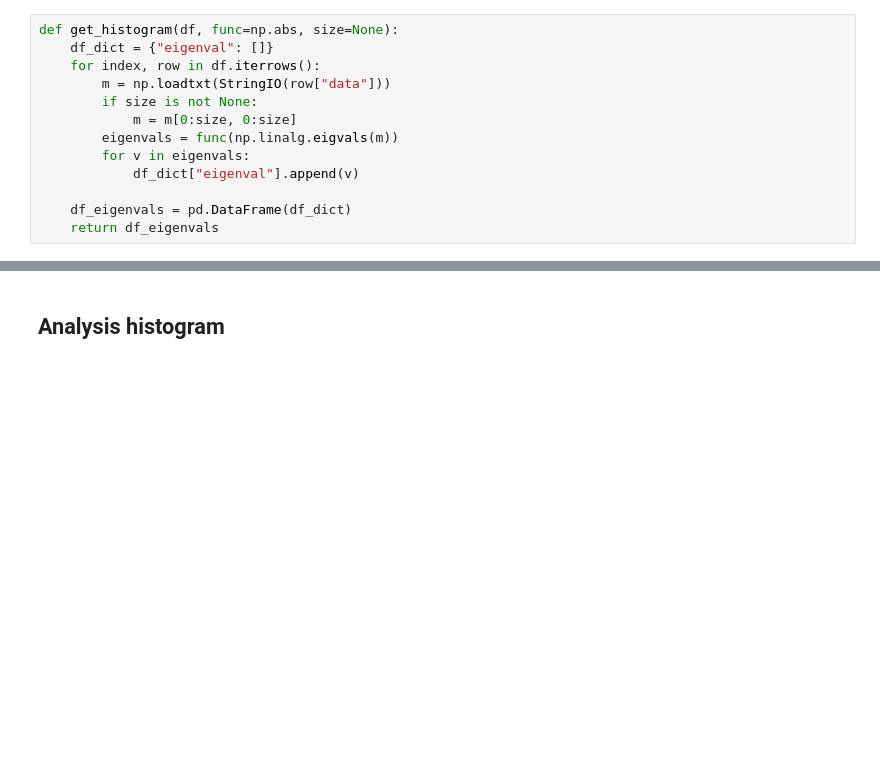
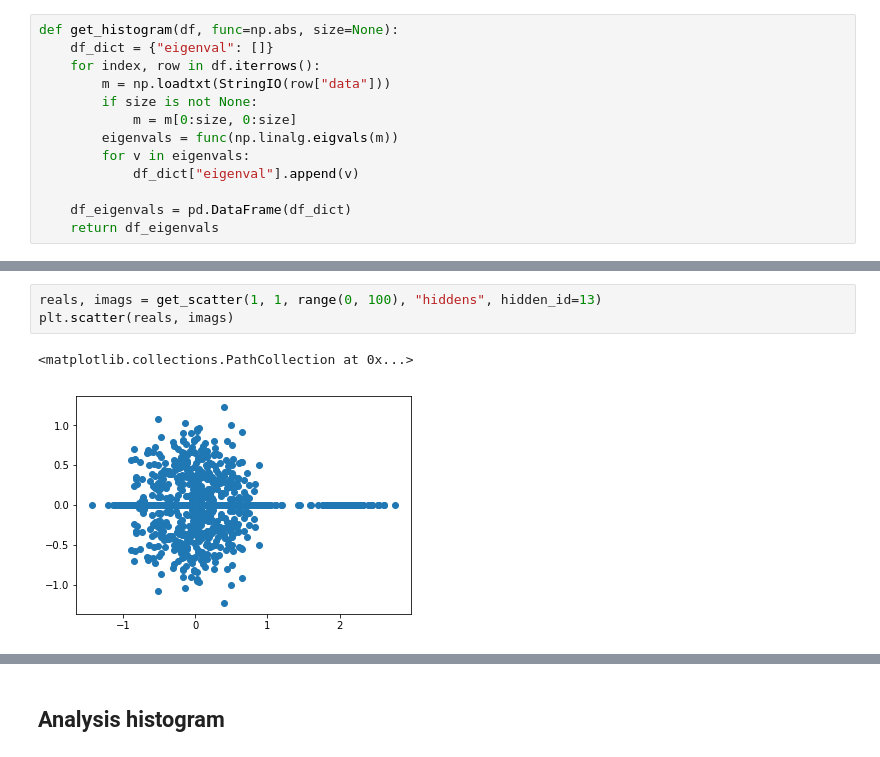
Before and after one commit to devmessias/randomm, a Jupyter notebook: autoencoder_psql.ipynb, the cells around one changed output, grey strips where cells are left out. Cells and saved outputs as stored; diff of their text form; blank space fills up the shorter version.

```diff
--- a/autoencoder_psql.ipynb
+++ b/autoencoder_psql.ipynb
@@ -36,0 +126,6 @@ def get_histogram(df, func=np.abs, size=None):
+# %%
+reals, imags = get_scatter(1, 1, range(0, 100), "hiddens", hidden_id=13)
+plt.scatter(reals, imags)
+# %% [output]
+<matplotlib.collections.PathCollection at 0x...>
+[figure, added]
```
Also changed, not shown: parts of 43 cells of this notebook, 1 other file.
